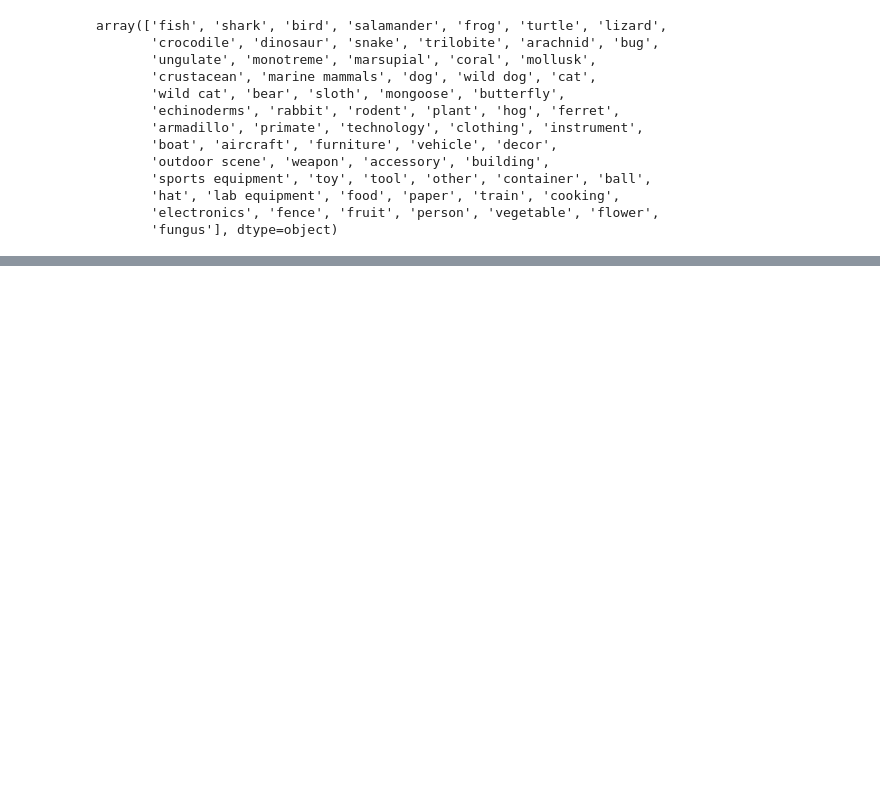
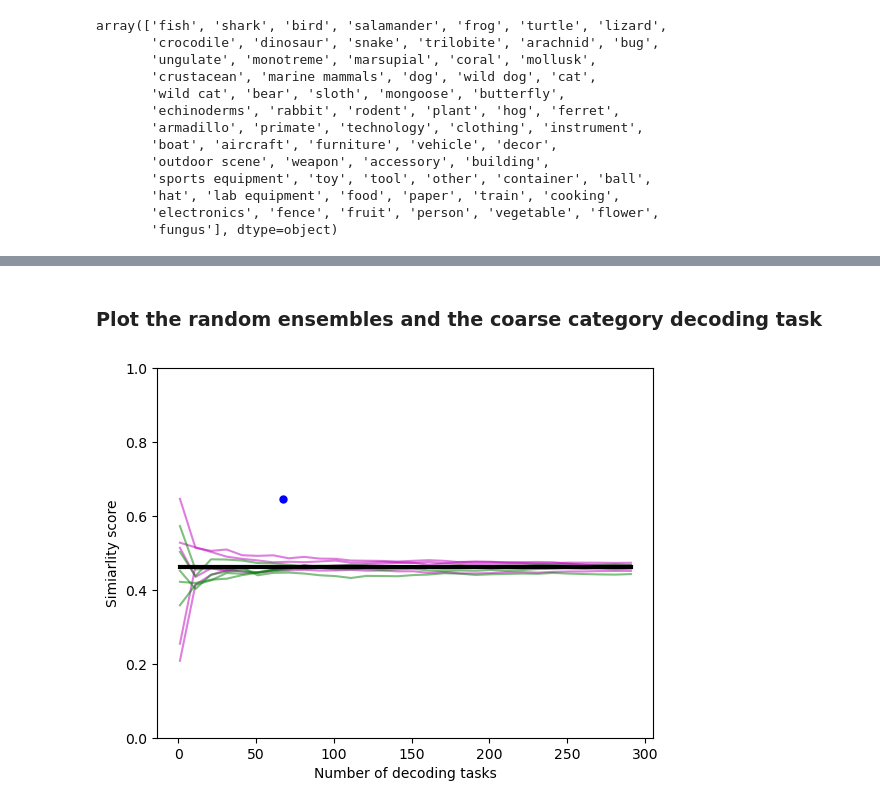
Before and after one commit to SarahHarvey/decoding-similarity, a Jupyter notebook: compare-networks-decoding-similarity.ipynb, the cells around one changed output, grey strips where cells are left out. Drawn from its saved outputs; the diff is of its cells as text; code cells hidden in the pictures; blank space fills up the shorter version.

```diff
--- a/compare-networks-decoding-similarity.ipynb
+++ b/compare-networks-decoding-similarity.ipynb
@@ -248,10 +259,0 @@ for trial in range(0,10):
-# %%
-for s in np.arange(len(ds_scores_binary_all)):
-    plt.plot(Ns,ds_scores_binary_all[s],label='decoding similarity',color='m',alpha=0.5)
-
-plt.plot(Ns,CKAscore*np.ones(len(Ns)), label='CKA',color='black',linewidth=3)
-# plt.plot(67,0.646,'.g',markersize=10)  # from coarse decoding task (later)
-
-plt.ylim(0,1)
-
-plt.savefig('rn50_anet_ds_cka_a0b1_binary_penultlayers.pdf')
@@ -260,5 +260,5 @@ plt.savefig('rn50_anet_ds_cka_a0b1_binary_penultlayers.pdf')
 # %%
-# Random Gaussian task
+# Random Gaussian task.  Each sample is assigned a draw from the standard normal distribution.
 
 ds = metrics.LinearDecodingSimilarity(center_columns=True, a=0, b=1)
 
@@ -269,7 +269,7 @@ M = np.shape(x1.numpy())[0]
 
 ds_scores_gauss_all = []
 
-for trial in range(0,10):
+for trial in range(0,5): # number of independent trials
     n = 1
     Ns = [n]
     Cz = dsutils.PartitionsCovMatrix(M, n, method='gaussian')
@@ -277,9 +277,8 @@ for trial in range(0,10):
 
     ds_scores_gauss = [ds.score(x1.numpy(),y1.numpy(),Cz.matrix)]
 
-    # delta_ns = np.arange(5, 100, 5)
-    delta_n = 20
-    for i in range(1,20):
+    delta_n = 10  # number of samples to add to the empirical covariance matrix at each iteration (must be an integer)
+    for i in range(1,30):
         Cz.update_cov_matrix(delta_n)
         ds_scores_gauss.append(ds.score(X,Y,Cz.matrix))
         n = Cz.n
@@ -291,7 +295,0 @@ for trial in range(0,10):
-# %%
-for s in np.arange(len(ds_scores_gauss_all)):
-    plt.plot(Ns,ds_scores_gauss_all[s],label='decoding similarity',color='m',alpha=0.5)
-
-plt.plot(Ns,CKAscore*np.ones(len(Ns)), label='CKA',color='black',linewidth=3)
-plt.ylim(0,1)
-# plt.savefig('rn50_anet_ds_cka_a0b1.pdf')
@@ -352,9 +348,8 @@ for k in cats[:]:
 # %%
 ds = metrics.LinearDecodingSimilarity(center_columns=True, a = 0, b = 1)
 
-M = 1000  # only use first 1000 sample images that we have coarse categories for
 Cz = dsutils.bespoke_cov_matrix(z)
 
-DSscore = ds.score(x1.numpy()[0:1000],y1.numpy()[0:1000],Cz)
+DSscore = ds.score(x1.numpy(),y1.numpy(),Cz)
 print('The DS score is ' + str(DSscore))
 # %% [output]
@@ -361,0 +357,20 @@ The DS score is 0.6468694331562832
+# %% [markdown]
+### Plot the random ensembles and the coarse category decoding task
+# %%
+for s in np.arange(len(ds_scores_binary_all)):
+    plt.plot(Ns,ds_scores_binary_all[s],label='Random partitions decoding similarity',color='m',alpha=0.5)
+
+for s in np.arange(len(ds_scores_gauss_all)):
+    plt.plot(Ns,ds_scores_gauss_all[s],label='Gaussian decoding similarity',color='g',alpha=0.5)
+
+plt.plot(Ns,CKAscore*np.ones(len(Ns)), label='CKA',color='black',linewidth=3)
+plt.plot(len(cats),DSscore,'.b',markersize=10, label='Coarse category decoding')  # from coarse decoding task
+
+plt.ylim(0,1)
+
+plt.xlabel('Number of decoding tasks')
+plt.ylabel('Simiarlity score')
+
+# plt.savefig('rn50_anet_ds_cka_a0b1_binary_gaussian_penultlayers.pdf')
+# %% [output]
+[figure, added]
```
Also changed, not shown: parts of 26 cells of this notebook, 4 other files.
